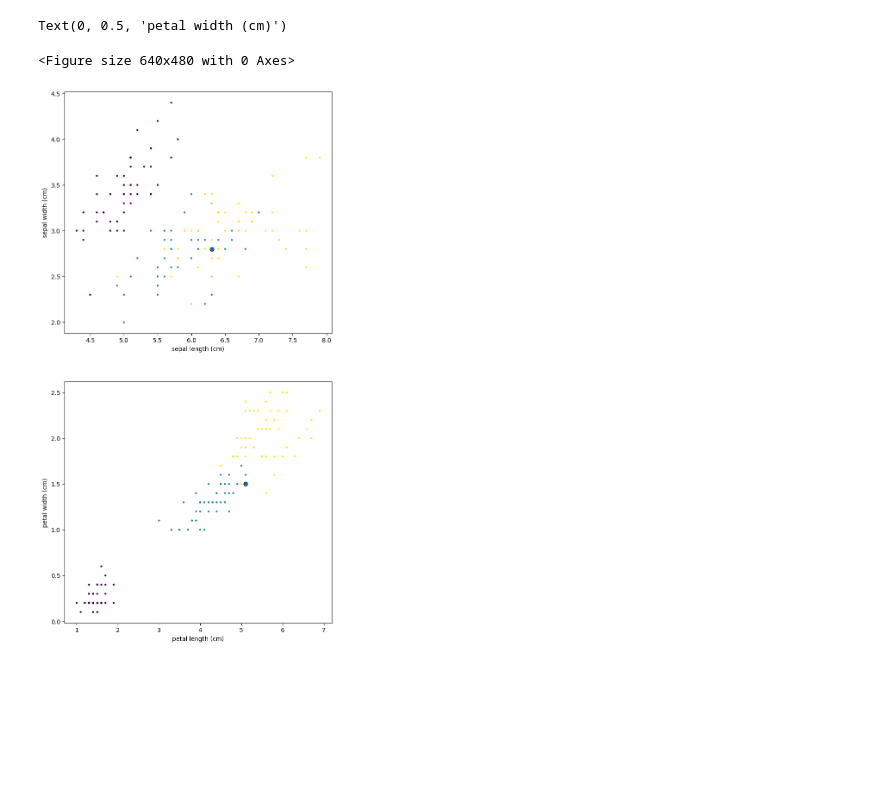
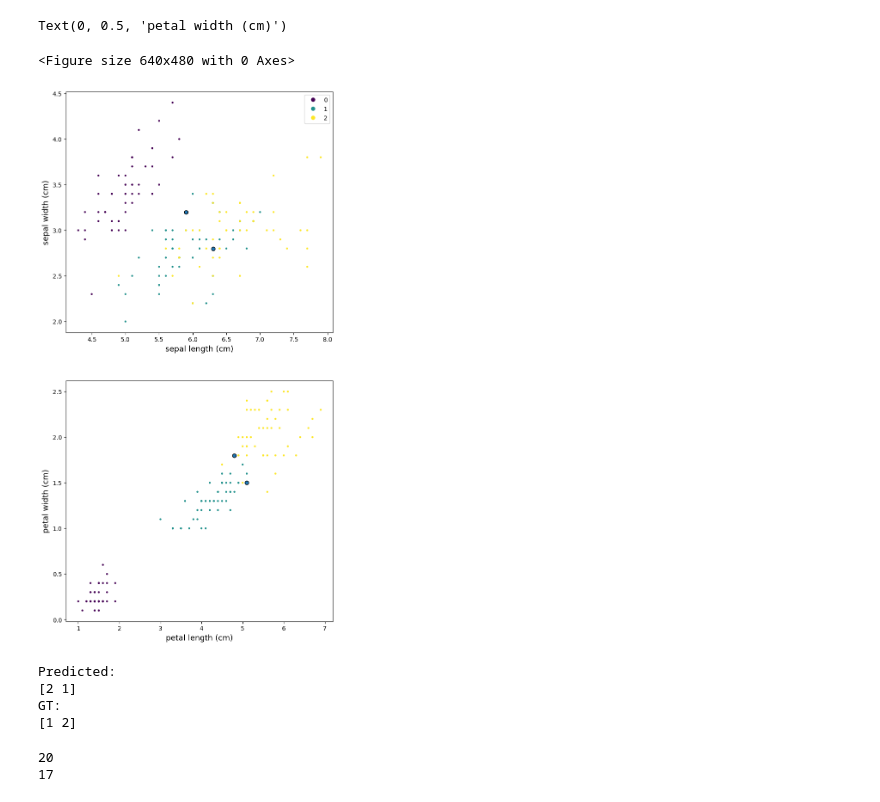
Before and after one commit to CuSynth/mlcourse, a Jupyter notebook: task 1/solution.ipynb, the cells around one changed output. Drawn from its saved outputs; the diff is of its cells as text; code cells hidden in the pictures; blank space fills up the shorter version.

```diff
--- a/task 1/solution.ipynb
+++ b/task 1/solution.ipynb
@@ -74,7 +84,7 @@ plt.tight_layout()
 best_window = windows[np.argmax(accs)]
 
 model = PotentialClassifier(window_size=best_window)
-model.fit(X_train, y_train, 15)
+model.fit(X_train, y_train)
 pred = model.predict(X_test)
 
 print("Test acc: ", metrics.accuracy_score(y_test, pred))
@@ -86,0 +120,21 @@ Whole data acc:  0.9933333333333333
+# %%
+epochs = [5, 6, 7, 8, 9, 10, 13, 15, 20, 25, 30, 35, 40, 50]
+windows = np.hstack([np.arange(0.04, 5, 0.03), np.arange(5, 20, 1)])
+
+best_model = None
+best_acc = 0
+best_window = 0
+best_epochs = 0
+
+for num_epoch in epochs:
+    print("%d epochs:" % (num_epoch))
+    for window in tqdm(windows):
+        model = PotentialClassifier(window_size=window, num_epoch=num_epoch)
+        scores = cross_val_score(model, X_train, y_train, cv=5, n_jobs=16, scoring='accuracy')
+        accuracy = scores.mean()
+
+        if accuracy > best_acc:
+            best_window = window
+            best_epochs = num_epoch
+            best_model = PotentialClassifier(window_size=window, num_epoch=num_epoch).fit(X_train, y_train)
+            best_acc = accuracy
@@ -86,0 +156,9 @@ Whole data acc:  0.9933333333333333
+# %%
+print("Best model: h = %f, ne = %d" % (best_window, best_epochs))
+
+model = PotentialClassifier(window_size=best_window, num_epoch=best_epochs)
+model.fit(X_train, y_train)
+pred = model.predict(X_test)
+
+print("Train acc: ", best_acc)
+print("Test acc: ", metrics.accuracy_score(y_test, pred))
@@ -110,23 +198,41 @@ Text(0, 0.5, 'petal width (cm)')
 # %%
 plt.clf()
 fig = plt.figure(figsize=(8, 16))
 
 indices = (y_test != pred)
 X_non_zeroed = X_test[indices]
 y_non_zeroed = y_test[indices]
 
 sep_plt = fig.add_subplot(211)
-sep_plt.scatter(X[:, 0], X[:, 1], c=y, s=5, edgecolor=None)
+sep_scatter = sep_plt.scatter(X[:, 0], X[:, 1], c=y, s=5, edgecolor=None)
 sep_plt.scatter(X_non_zeroed[:, 0], X_non_zeroed[:, 1], s=40, edgecolor="k")
-sep_plt.set_xlabel(feature_names[0])
-sep_plt.set_ylabel(feature_names[1])
+sep_plt.set_xlabel(feature_names[0], fontsize=13)
+sep_plt.set_ylabel(feature_names[1], fontsize=13)
+sep_plt.legend(handles=sep_scatter.legend_elements()[0], labels=['0', '1', '2'])
 
 pet_plt = fig.add_subplot(212)
 pet_plt.scatter(X[:, 2], X[:, 3], c=y, s=5, edgecolor=None)
 pet_plt.scatter(X_non_zeroed[:, 2], X_non_zeroed[:, 3], s=40, edgecolor="k")
-pet_plt.set_xlabel(feature_names[2])
-pet_plt.set_ylabel(feature_names[3])
+pet_plt.set_xlabel(feature_names[2], fontsize=13)
+pet_plt.set_ylabel(feature_names[3], fontsize=13)
 # %% [output]
 Text(0, 0.5, 'petal width (cm)')
 <Figure size 640x480 with 0 Axes>
-[figure, old version]
+[figure, new version]
+# %%
+print("Predicted: ")
+print(pred[indices])
+print("GT: ")
+print(y_test[indices])
+# %% [output]
+Predicted:
+[2 1]
+GT:
+[1 2]
+# %%
+indices = model.pot_ids
+print(len(X_train[indices]))
+print(len(np.unique((X_train[indices])[:, :2], axis=0)))
+# %% [output]
+20
+17
```
Also changed, not shown: parts of 18 cells of this notebook, 1 other file.
